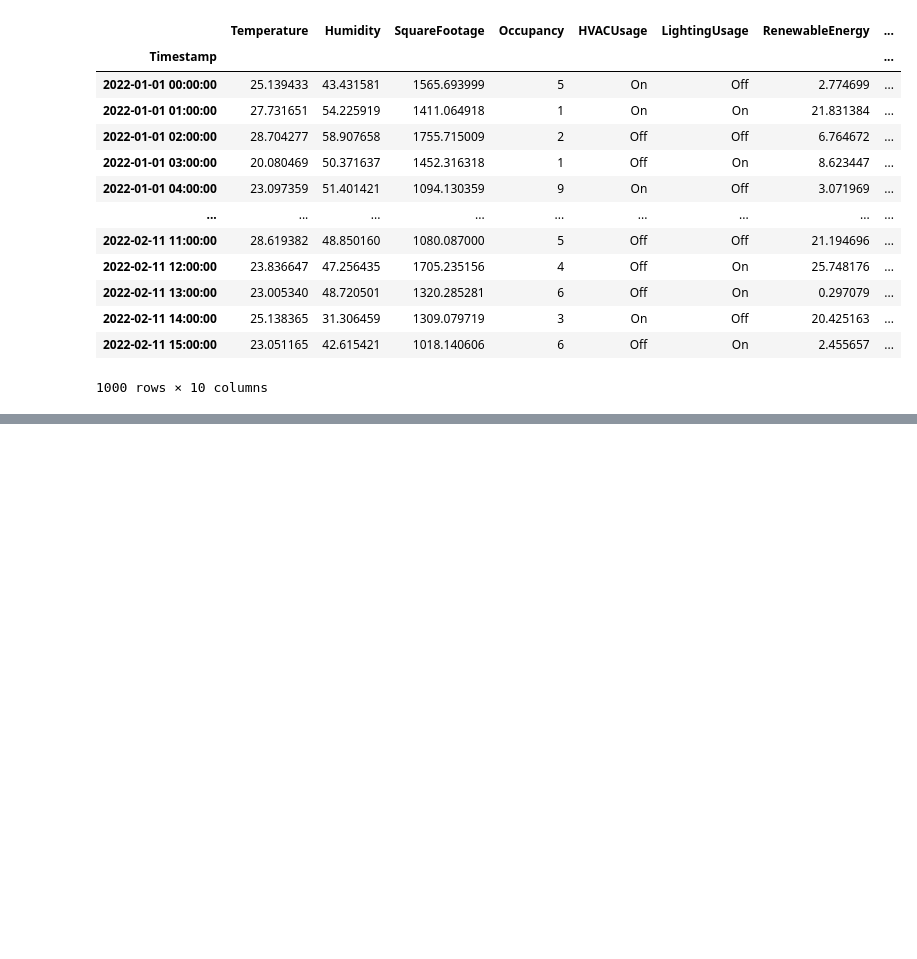
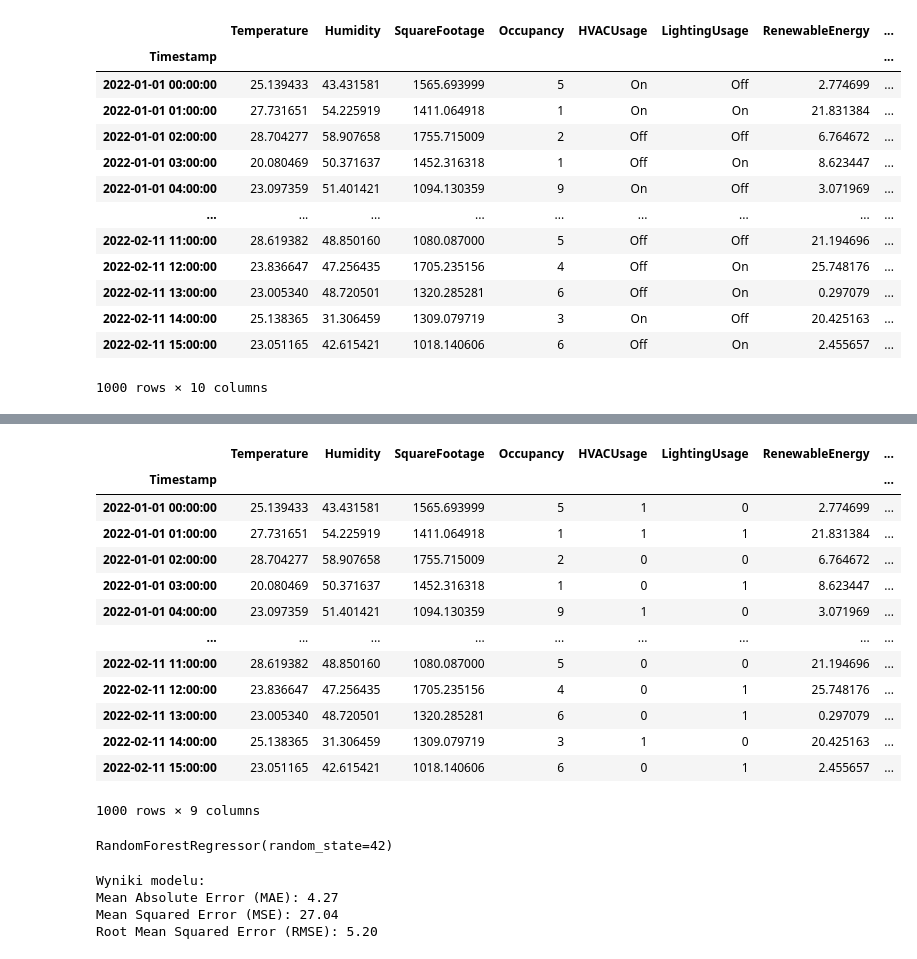
Before and after one commit to Heroif/Energy-demand-prediction-using-machine-learning, a Jupyter notebook: Energy demand prediction using machine learning.ipynb, the cells around one changed output, grey strips where cells are left out. Saved outputs shown, nothing was run; the diff lists cells and outputs as text; code cells hidden in the pictures; blank space fills up the shorter version.

```diff
--- a/Energy demand prediction using machine learning.ipynb
+++ b/Energy demand prediction using machine learning.ipynb
@@ -7,6 +13,8 @@ import matplotlib.pyplot as plt
 # %%
-df = pd.read_csv("D:\SAGES\project\Energy_consumption.csv", parse_dates=['Timestamp'], index_col='Timestamp')#.iloc[:10]
-df
+# Wczytanie danych
+data = pd.read_csv("D:\SAGES\project\Energy_consumption.csv")
+data.set_index('Timestamp', inplace=True)
+data
 # %% [output]
 |  | Temperature | Humidity | SquareFootage | Occupancy | HVACUsage | LightingUsage | RenewableEnergy | ... |
 | Timestamp |  |  |  |  |  |  |  | ... |
@@ -63,0 +94,9 @@ print(mean_squared_error(y_test, y_pred))
+# %%
+# Zmiana danych kategorycznych
+le = LabelEncoder()
+
+for col in ['HVACUsage','LightingUsage', 'DayOfWeek', 'Holiday']:
+    le.fit(data[col])
+    data[col] = le.transform(data[col])
+
+data.head()
@@ -63,0 +111,20 @@ print(mean_squared_error(y_test, y_pred))
+# %%
+# Wybór cech i zmiennej docelowej
+X = data.drop(columns=['EnergyConsumption'])  # Cechy
+y = data['EnergyConsumption']                # Zmienna docelowa
+X
+# %% [output]
+|  | Temperature | Humidity | SquareFootage | Occupancy | HVACUsage | LightingUsage | RenewableEnergy | ... |
+| Timestamp |  |  |  |  |  |  |  | ... |
+| 2022-01-01 00:00:00 | 25.139433 | 43.431581 | 1565.693999 | 5 | 1 | 0 | 2.774699 | ... |
+| 2022-01-01 01:00:00 | 27.731651 | 54.225919 | 1411.064918 | 1 | 1 | 1 | 21.831384 | ... |
+| 2022-01-01 02:00:00 | 28.704277 | 58.907658 | 1755.715009 | 2 | 0 | 0 | 6.764672 | ... |
+| 2022-01-01 03:00:00 | 20.080469 | 50.371637 | 1452.316318 | 1 | 0 | 1 | 8.623447 | ... |
+| 2022-01-01 04:00:00 | 23.097359 | 51.401421 | 1094.130359 | 9 | 1 | 0 | 3.071969 | ... |
+| ... | ... | ... | ... | ... | ... | ... | ... | ... |
+| 2022-02-11 11:00:00 | 28.619382 | 48.850160 | 1080.087000 | 5 | 0 | 0 | 21.194696 | ... |
+| 2022-02-11 12:00:00 | 23.836647 | 47.256435 | 1705.235156 | 4 | 0 | 1 | 25.748176 | ... |
+| 2022-02-11 13:00:00 | 23.005340 | 48.720501 | 1320.285281 | 6 | 0 | 1 | 0.297079 | ... |
+| 2022-02-11 14:00:00 | 25.138365 | 31.306459 | 1309.079719 | 3 | 1 | 0 | 20.425163 | ... |
+| 2022-02-11 15:00:00 | 23.051165 | 42.615421 | 1018.140606 | 6 | 0 | 1 | 2.455657 | ... |
+1000 rows × 9 columns
@@ -63,0 +138,6 @@ print(mean_squared_error(y_test, y_pred))
+# %%
+# Trenowanie modelu
+model = RandomForestRegressor(n_estimators=100, random_state=42)
+model.fit(X_train, y_train)
+# %% [output]
+RandomForestRegressor(random_state=42)
@@ -63,0 +152,10 @@ print(mean_squared_error(y_test, y_pred))
+# %%
+print("\nWyniki modelu:")
+print(f"Mean Absolute Error (MAE): {mae:.2f}")
+print(f"Mean Squared Error (MSE): {mse:.2f}")
+print(f"Root Mean Squared Error (RMSE): {rmse:.2f}")
+# %% [output]
+Wyniki modelu:
+Mean Absolute Error (MAE): 4.27
+Mean Squared Error (MSE): 27.04
+Root Mean Squared Error (RMSE): 5.20
```
Also changed, not shown: parts of 17 cells of this notebook, 5 other files.
